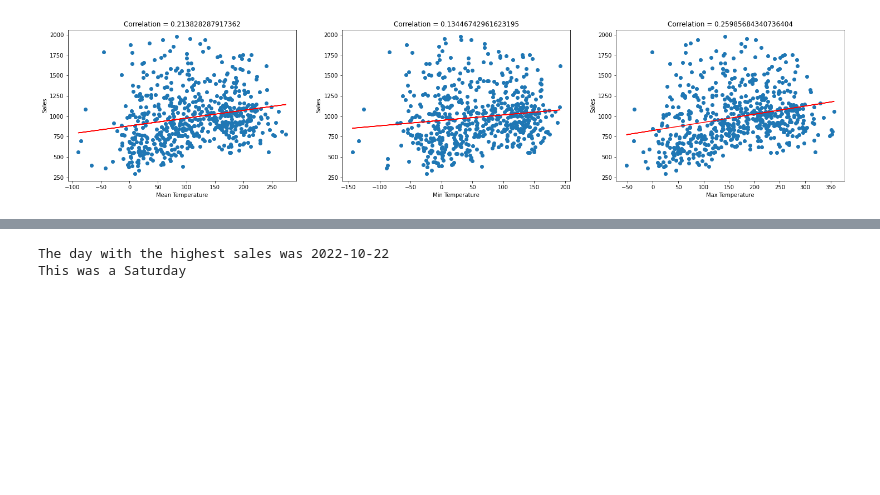
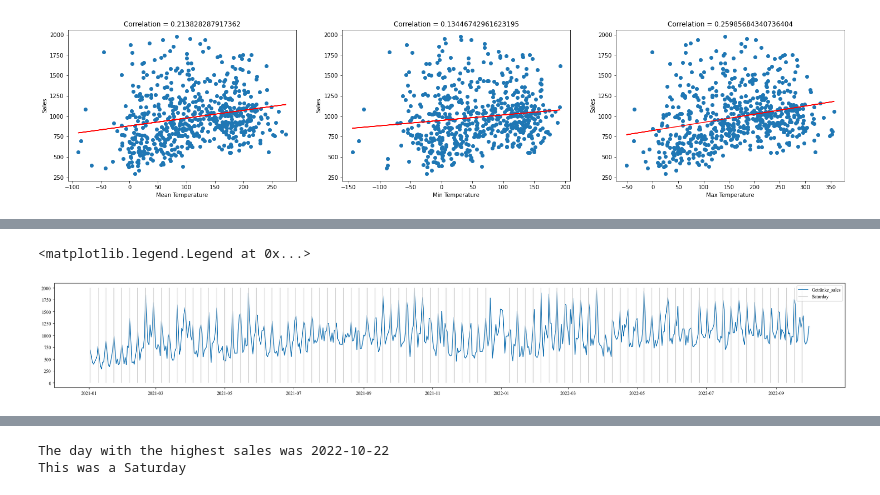
Before and after one commit to magicmagnus/CoffeeClimateCorrelation, a Jupyter notebook: plot_combined_data.ipynb, the cells around one changed output, grey strips where cells are left out. Cells and saved outputs as stored; diff of their text form; code cells hidden in the pictures; blank space fills up the shorter version.

```diff
--- a/plot_combined_data.ipynb
+++ b/plot_combined_data.ipynb
@@ -70 +131,10 @@ Text(0.5, 1.0, 'Correlation = 0.25985684340736404')
+# %%
+fig, ax = plt.subplots(figsize=(30, 4))
+ax.plot(df["date"].astype("datetime64"), df["Getränke_sales"].astype("float"))
+# add a vline where the day of the week is Saturday
+ax.vlines(df[df["day_of_week"] == "Saturday"]["date"].astype("datetime64"), 0, 2000, colors='lightgrey')
+ax.legend(["Getränke_sales", "Saturday"])
+# %% [output]
+<matplotlib.legend.Legend at 0x...>
+[figure, added]
 # %%
```
Also changed, not shown: parts of 4 cells of this notebook, 1 other file.
